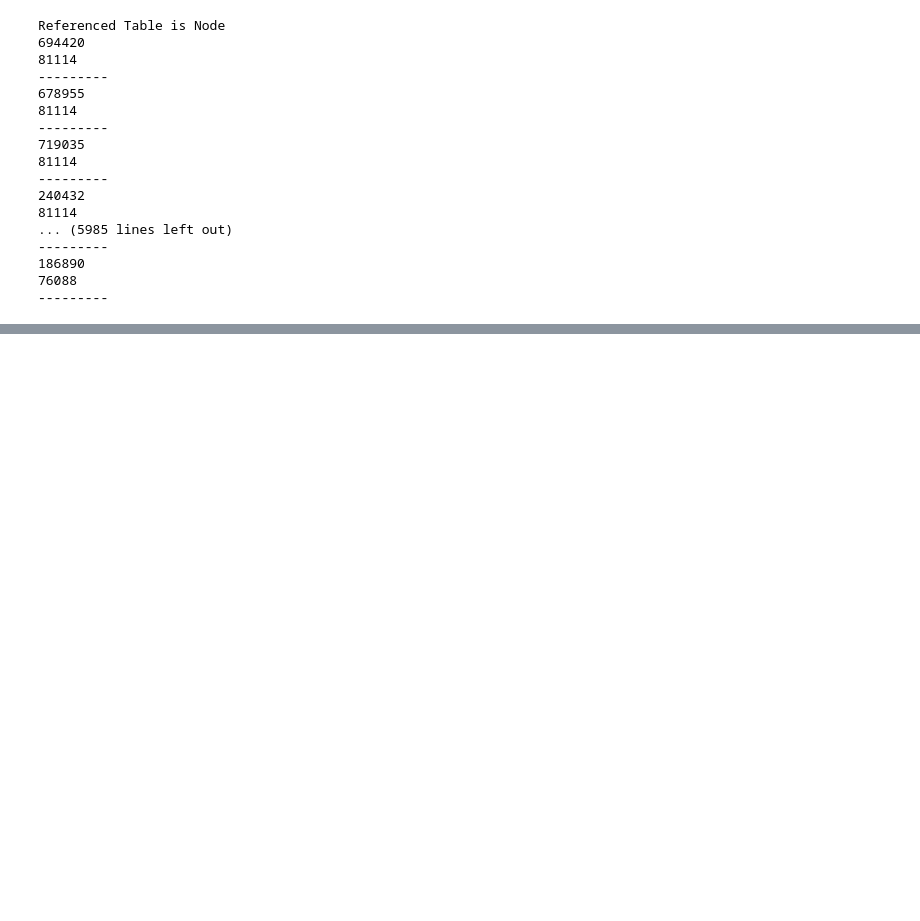
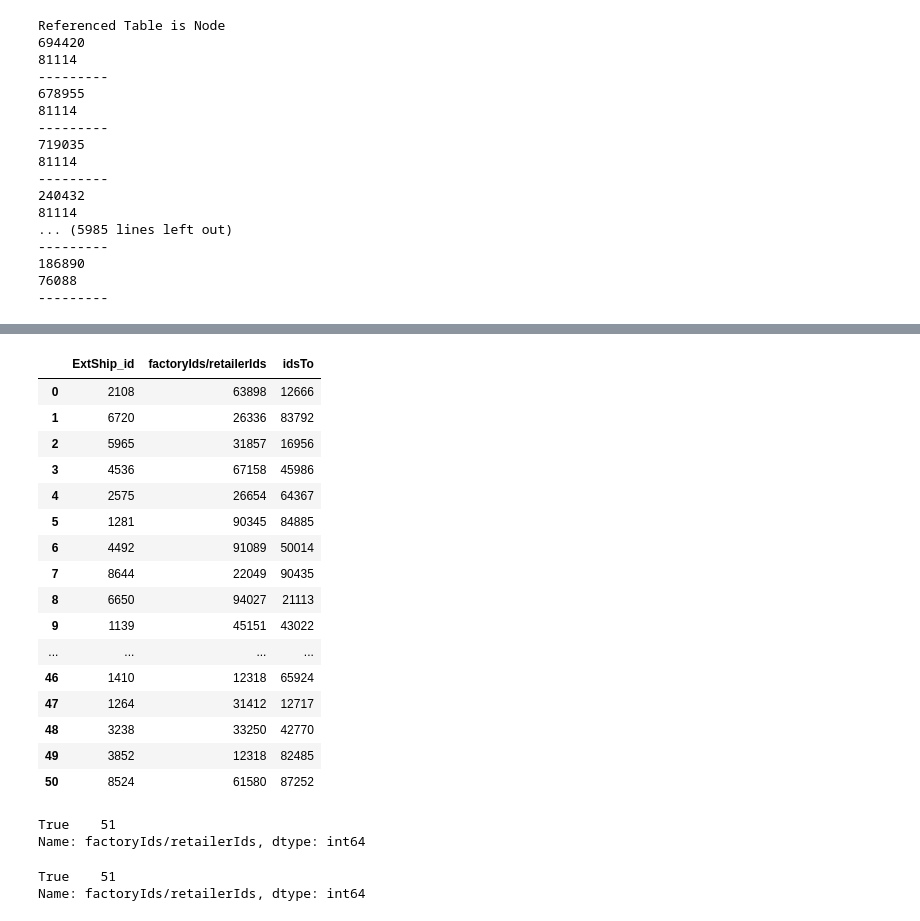
Before and after one commit to omargalal20/Supply-Chain-Data-Analysis, a Jupyter notebook: Data Transformation.ipynb, the cells around one changed output, grey strips where cells are left out. Saved outputs shown, nothing was run; the diff lists cells and outputs as text; code cells hidden in the pictures; blank space fills up the shorter version.

```diff
--- a/Data Transformation.ipynb
+++ b/Data Transformation.ipynb
@@ -387,0 +511,32 @@ Referenced Table is Node
+# %%
+All_dfs["rcextship"]
+# %% [output]
+|  | ExtShip_id | factoryIds/retailerIds | idsTo |
+| 0 | 2108 | 63898 | 12666 |
+| 1 | 6720 | 26336 | 83792 |
+| 2 | 5965 | 31857 | 16956 |
+| 3 | 4536 | 67158 | 45986 |
+| 4 | 2575 | 26654 | 64367 |
+| 5 | 1281 | 90345 | 84885 |
+| 6 | 4492 | 91089 | 50014 |
+| 7 | 8644 | 22049 | 90435 |
+| 8 | 6650 | 94027 | 21113 |
+| 9 | 1139 | 45151 | 43022 |
+| ... | ... | ... | ... |
+| 46 | 1410 | 12318 | 65924 |
+| 47 | 1264 | 31412 | 12717 |
+| 48 | 3238 | 33250 | 42770 |
+| 49 | 3852 | 12318 | 82485 |
+| 50 | 8524 | 61580 | 87252 |
+# %%
+x = All_dfs["rcextship"]["factoryIds/retailerIds"].isin(All_dfs["retailer"].retailer_id)
+x.value_counts()
+# %% [output]
+True    51
+Name: factoryIds/retailerIds, dtype: int64
+# %%
+x = All_dfs["rcextship"]["factoryIds/retailerIds"].isin(All_dfs["retailer"].retailer_id)
+x.value_counts()
+# %% [output]
+True    51
+Name: factoryIds/retailerIds, dtype: int64
```
Also changed, not shown: parts of 23 cells of this notebook, 2 other files.
